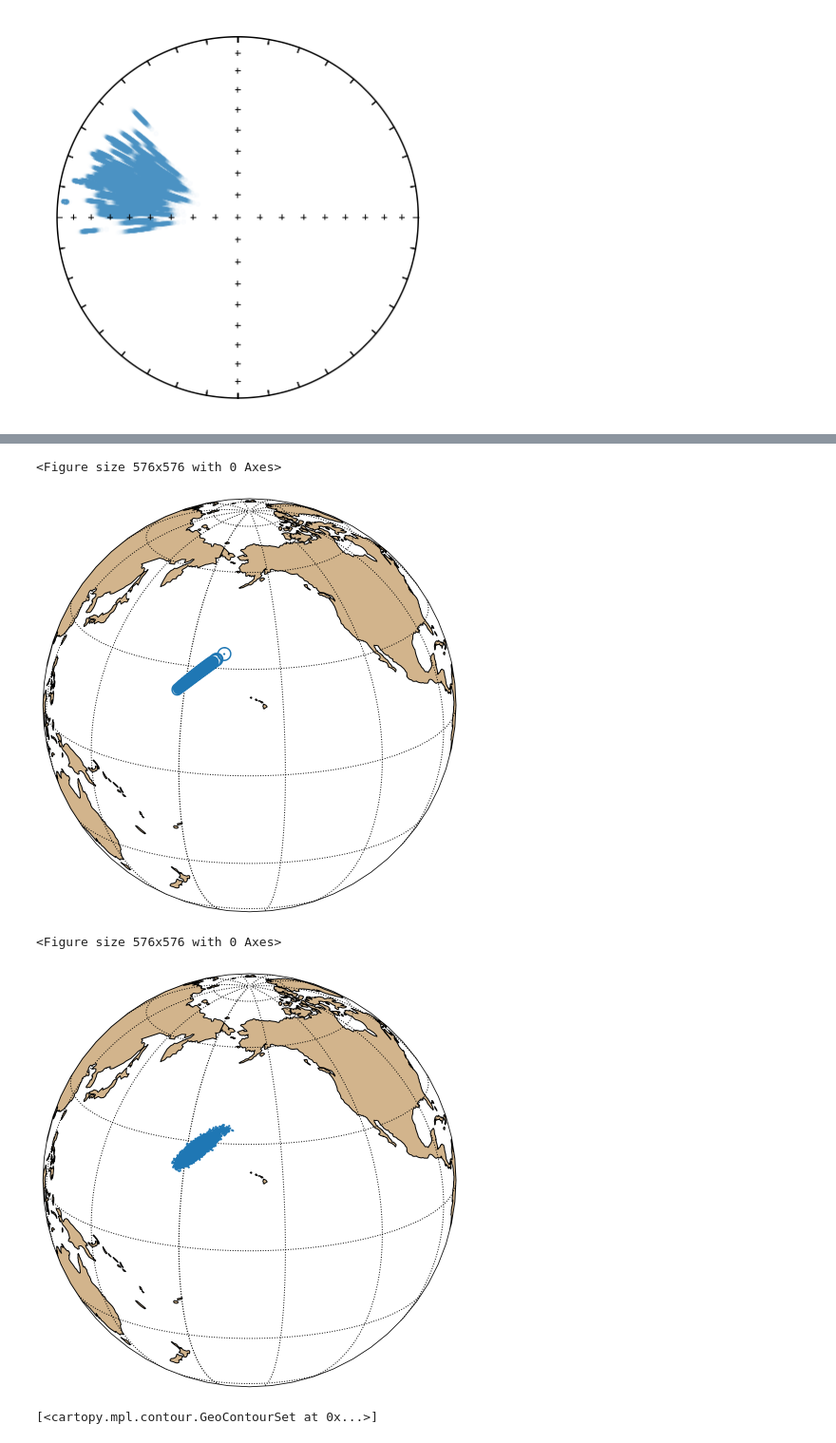
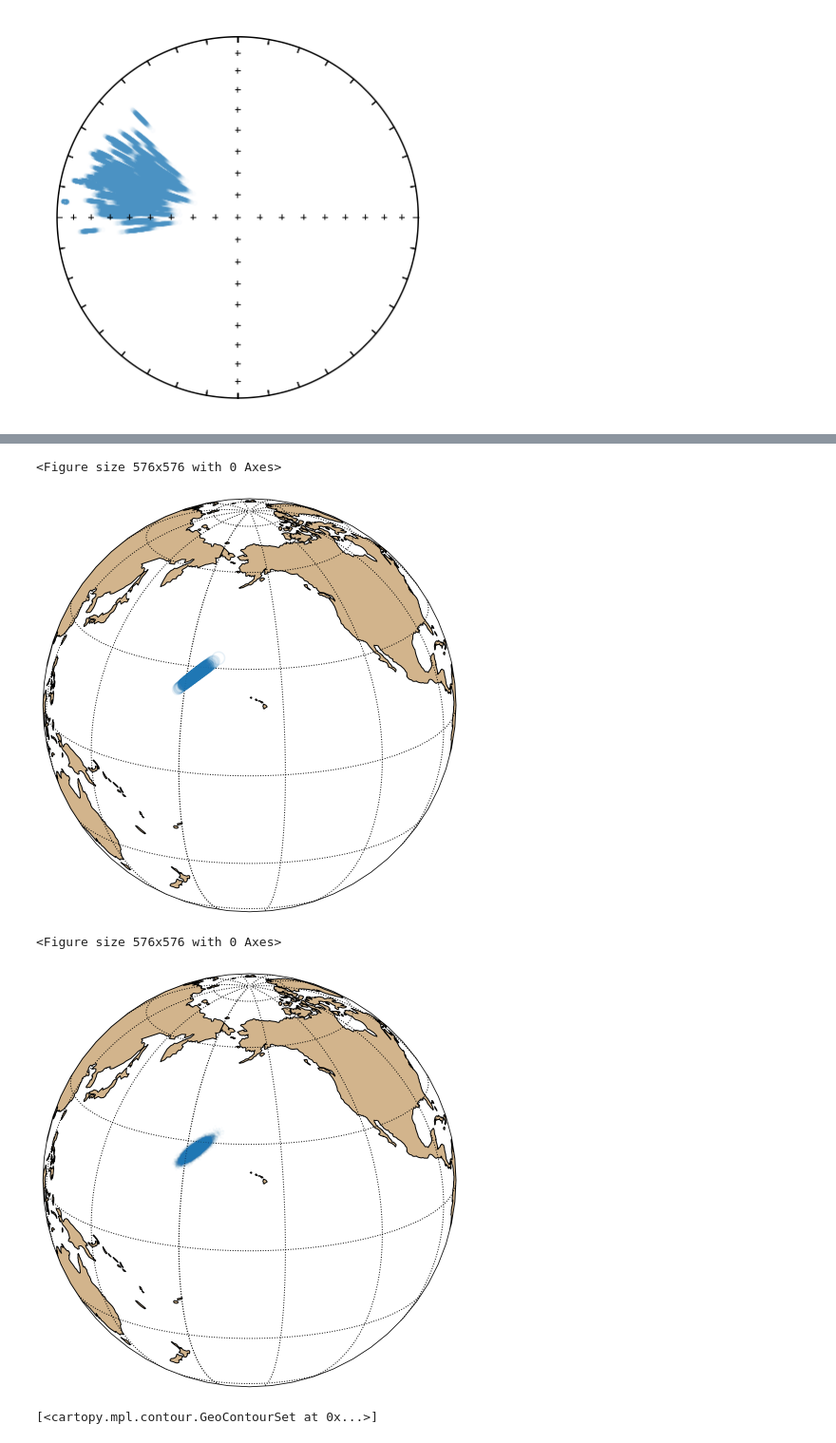
Before and after one commit to Swanson-Hysell-Group/Inclination_Shallowing, a Jupyter notebook: code/Notebooks/Cutface_Kent.ipynb, the cells around one changed output, grey strips where cells are left out. Shown at 95% size. Cells and saved outputs as stored; diff of their text form; code cells hidden in the pictures.

```diff
--- a/code/Notebooks/Cutface_Kent.ipynb
+++ b/code/Notebooks/Cutface_Kent.ipynb
@@ -224,7 +272,9 @@ for f in EI_fs:
     unsquish_incs = ipmag.unsquish(specimens_ht_tc['dir_inc'].tolist(), f)
     unsquish_VGPs = pmag.dia_vgp(np.array([specimens_ht_tc_decs, unsquish_incs, specimens_ht_tc_alpha95s, slats, slons]).T)
     unsquish_lons, unsquish_lats = unsquish_VGPs[0], unsquish_VGPs[1]
-    ipmag.plot_vgp(m, unsquish_lons, unsquish_lats, color = 'C0', edge='none', markersize=5)
+    plot_vgp(m, unsquish_lons, unsquish_lats, color = 'C0', edge=None, markersize=5, alpha=0.02)
+
+plt.savefig('../code_output/bootstrap_poles.png', dpi=300, bbox_inches='tight')
 plt.show()
 # %% [output]
 <Figure size 576x576 with 0 Axes>
@@ -242,37 +341,40 @@ for f in EI_fs:
     unsquish_VGPs = pmag.dia_vgp(np.array([specimens_ht_tc_decs, unsquish_incs, specimens_ht_tc_alpha95s, slats, slons]).T)
     unsquish_lons, unsquish_lats = unsquish_VGPs[0], unsquish_VGPs[1]
     unsquish_VGPs_mean = ipmag.fisher_mean(unsquish_lons, unsquish_lats)
-    ipmag.plot_pole(m, unsquish_VGPs_mean['dec'], unsquish_VGPs_mean['inc'], unsquish_VGPs_mean['alpha95'],
-                    color='C0', edgecolor='none', markersize=5)
+    plot_pole(m, unsquish_VGPs_mean['dec'], unsquish_VGPs_mean['inc'], unsquish_VGPs_mean['alpha95'],
+                    color='C0', edgecolor='none', markersize=5, mean_alpha=0.02, A95_alpha=0.1)
+plt.savefig('../code_output/bootstrap_mean_pole.png', dpi=300, bbox_inches='tight')
 plt.show()
 # %% [output]
 <Figure size 576x576 with 0 Axes>
-[figure, old version]
+[figure, new version]
 # %%
 specimens_ht_tc_decs = specimens_ht_tc['dir_dec'].tolist()
 specimens_ht_tc_alpha95s = specimens_ht_tc['dir_alpha95'].tolist()
 slons = specimens_ht_tc['slon'].tolist()
 slats = specimens_ht_tc['slat'].tolist()
 
 mean_lons = []
 mean_lats = []
 
 for f in EI_fs:
     unsquish_incs = ipmag.unsquish(specimens_ht_tc['dir_inc'].tolist(), f)
     unsquish_VGPs = pmag.dia_vgp(np.array([specimens_ht_tc_decs, unsquish_incs, specimens_ht_tc_alpha95s, slats, slons]).T)
     unsquish_lons, unsquish_lats = unsquish_VGPs[0], unsquish_VGPs[1]
     unsquish_VGPs_mean = ipmag.fisher_mean(unsquish_lons, unsquish_lats)
     resampled_lons, resampled_lats = ipmag.fisher_mean_resample(alpha95=unsquish_VGPs_mean['alpha95'], n=100,
                                                    dec=unsquish_VGPs_mean['dec'], inc=unsquish_VGPs_mean['inc'], di_block=0)
     mean_lons.extend(resampled_lons)
     mean_lats.extend(resampled_lats)
 
 plt.figure(figsize=(8,8))
 m = ipmag.make_orthographic_map(200, 20)
-ipmag.plot_vgp(m, mean_lons, mean_lats, color='C0', edge='none', markersize=5)
+plot_vgp(m, mean_lons, mean_lats, color='C0', edge='none', markersize=5, alpha=0.02)
+
+plt.savefig('../code_output/bootstrap_pole_resample.png', dpi=300, bbox_inches='tight')
 # %% [output]
 <Figure size 576x576 with 0 Axes>
-[figure, old version]
+[figure, new version]
 # %%
 m = ipmag.make_orthographic_map(200, 20)
 ipmag.plot_pole(m,182,31,4.2,label='North Shore Volcanic Group (upper NE)',marker='s',color='Red')
```
Also changed, not shown: parts of 7 cells of this notebook, 4 other files.
